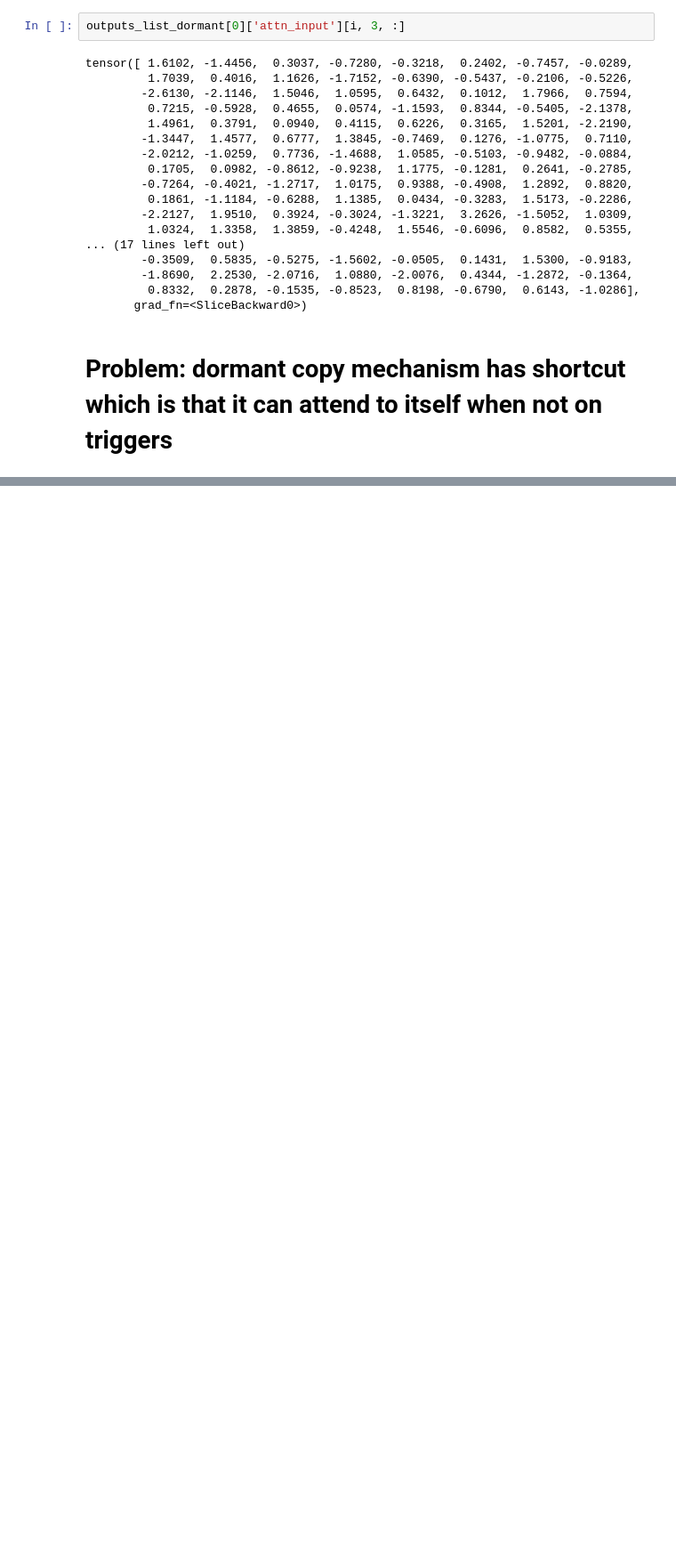
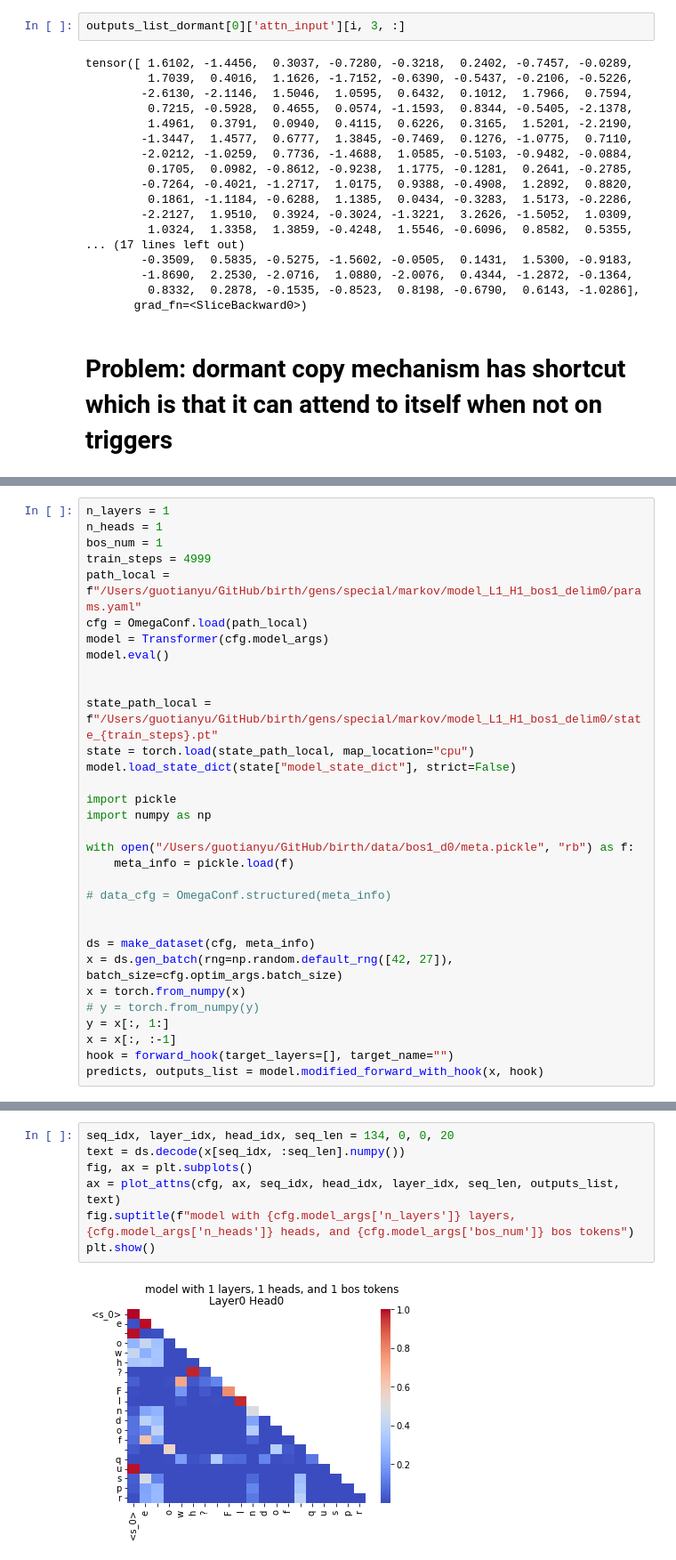
Before and after one commit to GuoTianYu2000/transformer-birth, a Jupyter notebook: plot_special.ipynb, the cells around one changed output, grey strips where cells are left out. Shown at 89% size. Cells and saved outputs as stored; diff of their text form; blank space fills up the shorter version.

Commit message:
update plot special

```diff
--- a/plot_special.ipynb
+++ b/plot_special.ipynb
@@ -175,0 +178,32 @@ tensor([ 1.6102, -1.4456,  0.3037, -0.7280, -0.3218,  0.2402, -0.7457, -0.0289,
+# %%
+n_layers = 1
+n_heads = 1
+bos_num = 1
+train_steps = 4999
+path_local = f"/Users/guotianyu/GitHub/birth/gens/special/markov/model_L1_H1_bos1_delim0/params.yaml"
+cfg = OmegaConf.load(path_local)
+model = Transformer(cfg.model_args)
+model.eval()
+
+
+state_path_local = f"/Users/guotianyu/GitHub/birth/gens/special/markov/model_L1_H1_bos1_delim0/state_{train_steps}.pt"
+state = torch.load(state_path_local, map_location="cpu")
+model.load_state_dict(state["model_state_dict"], strict=False)
+
+import pickle
+import numpy as np
+
+with open("/Users/guotianyu/GitHub/birth/data/bos1_d0/meta.pickle", "rb") as f:
+    meta_info = pickle.load(f)
+
+# data_cfg = OmegaConf.structured(meta_info)
+
+
+ds = make_dataset(cfg, meta_info)
+x = ds.gen_batch(rng=np.random.default_rng([42, 27]), batch_size=cfg.optim_args.batch_size)
+x = torch.from_numpy(x)
+# y = torch.from_numpy(y)
+y = x[:, 1:]
+x = x[:, :-1]
+hook = forward_hook(target_layers=[], target_name="")
+predicts, outputs_list = model.modified_forward_with_hook(x, hook)
@@ -175,0 +229,9 @@ tensor([ 1.6102, -1.4456,  0.3037, -0.7280, -0.3218,  0.2402, -0.7457, -0.0289,
+# %%
+seq_idx, layer_idx, head_idx, seq_len = 134, 0, 0, 20
+text = ds.decode(x[seq_idx, :seq_len].numpy())
+fig, ax = plt.subplots()
+ax = plot_attns(cfg, ax, seq_idx, head_idx, layer_idx, seq_len, outputs_list, text)
+fig.suptitle(f"model with {cfg.model_args['n_layers']} layers, {cfg.model_args['n_heads']} heads, and {cfg.model_args['bos_num']} bos tokens")
+plt.show()
+# %% [output]
+[figure, added]
```
Also changed, not shown: parts of 5 cells of this notebook.
